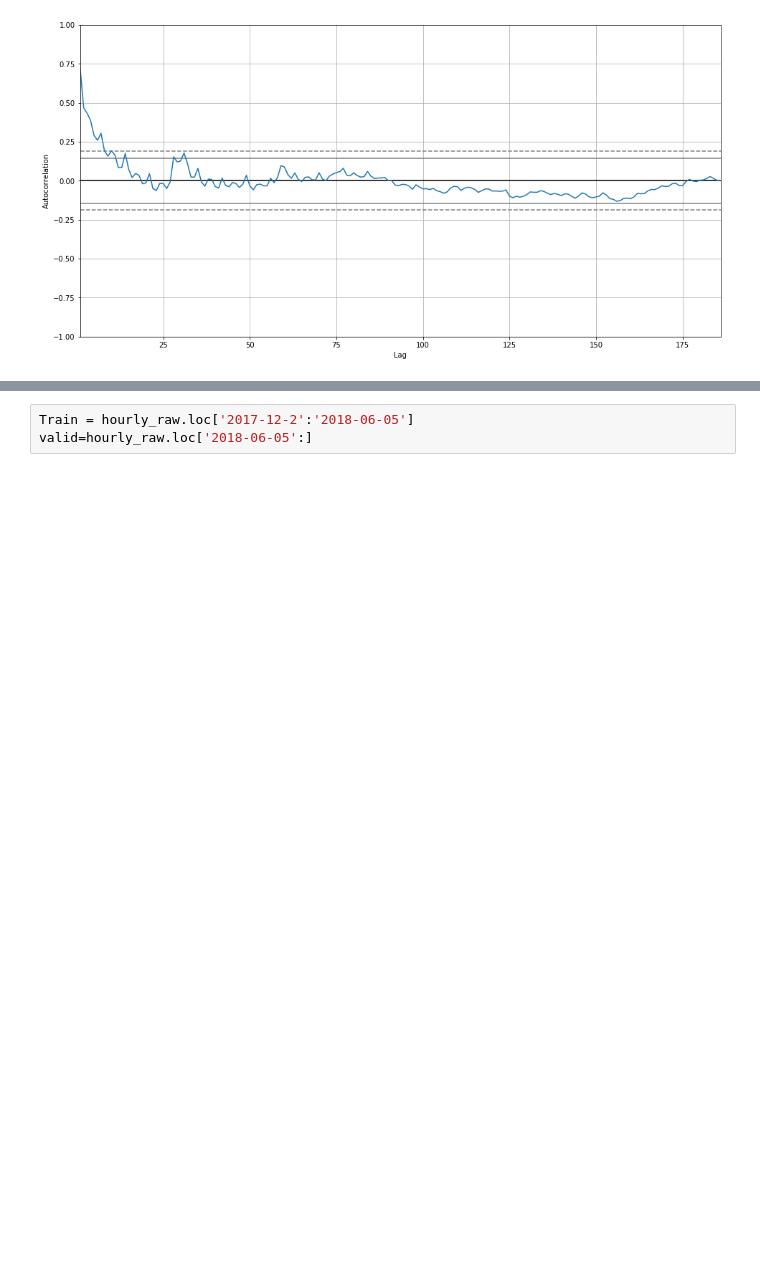
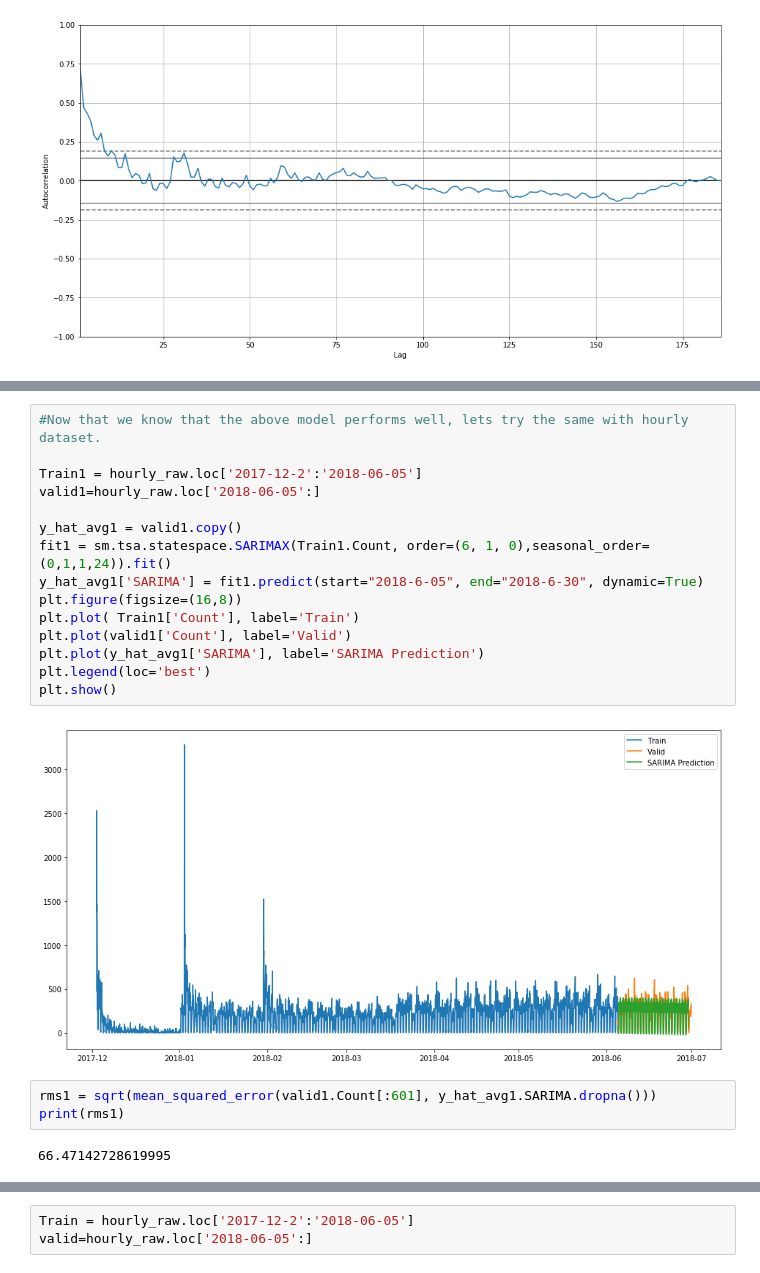
Before and after one commit to HarshalSanap/GEOG-594-Big-Data-Science, a Jupyter notebook: Rider Traffic Prediction.ipynb, the cells around one changed output, grey strips where cells are left out. Drawn from its saved outputs; the diff is of its cells as text; blank space fills up the shorter version.

Commit message:
SARIMA and conclusion added

```diff
--- a/Rider Traffic Prediction.ipynb
+++ b/Rider Traffic Prediction.ipynb
@@ -422,0 +441,22 @@ plt.show()
+# %%
+#Now that we know that the above model performs well, lets try the same with hourly dataset.
+
+Train1 = hourly_raw.loc['2017-12-2':'2018-06-05']
+valid1=hourly_raw.loc['2018-06-05':]
+
+y_hat_avg1 = valid1.copy()
+fit1 = sm.tsa.statespace.SARIMAX(Train1.Count, order=(6, 1, 0),seasonal_order=(0,1,1,24)).fit()
+y_hat_avg1['SARIMA'] = fit1.predict(start="2018-6-05", end="2018-6-30", dynamic=True)
+plt.figure(figsize=(16,8))
+plt.plot( Train1['Count'], label='Train')
+plt.plot(valid1['Count'], label='Valid')
+plt.plot(y_hat_avg1['SARIMA'], label='SARIMA Prediction')
+plt.legend(loc='best')
+plt.show()
+# %% [output]
+[figure, added]
+# %%
+rms1 = sqrt(mean_squared_error(valid1.Count[:601], y_hat_avg1.SARIMA.dropna()))
+print(rms1)
+# %% [output]
+66.47142728619995
```
Also changed, not shown: parts of 16 cells of this notebook.
